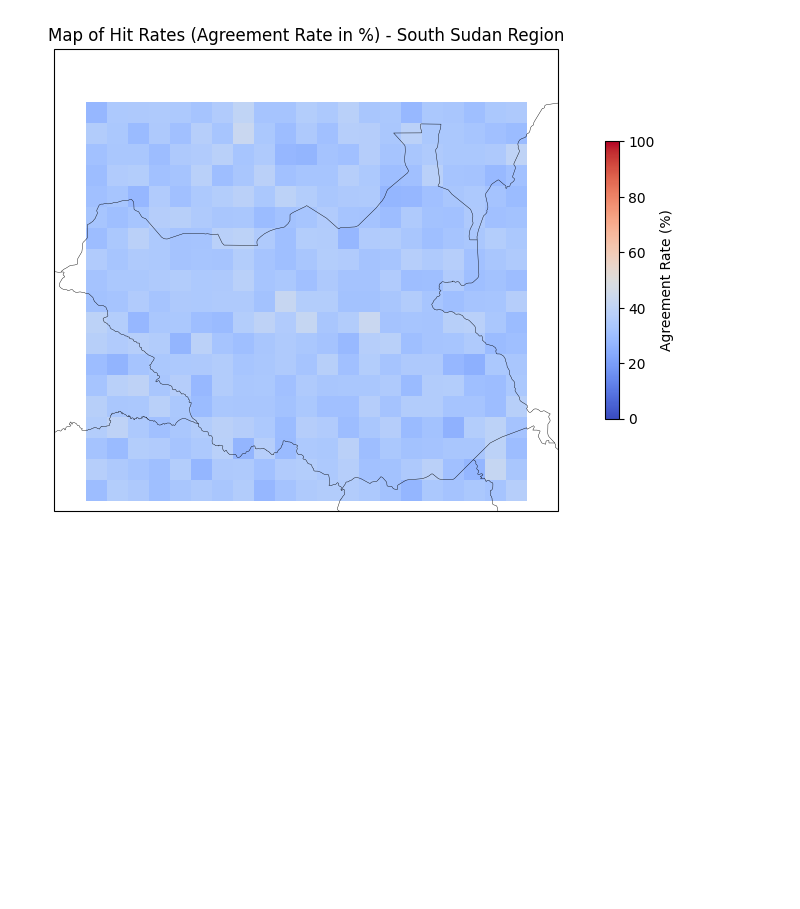
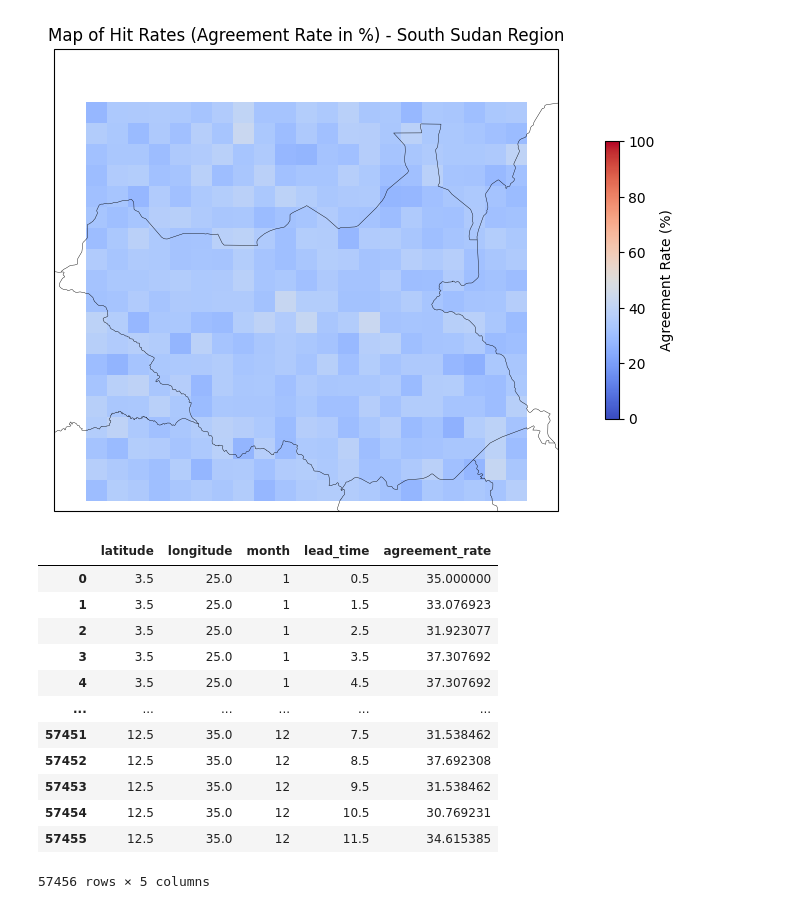
Before and after one commit to yatli24/CHC, a Jupyter notebook: Jupyter notebooks/Tercile_Hit_Rate.ipynb, the cells around one changed output. Cells and saved outputs as stored; diff of their text form; code cells hidden in the pictures; blank space fills up the shorter version.

```diff
--- a/Jupyter notebooks/Tercile_Hit_Rate.ipynb
+++ b/Jupyter notebooks/Tercile_Hit_Rate.ipynb
@@ -408,6 +408,22 @@ ax.set_title('Map of Hit Rates (Agreement Rate in %) - South Sudan Region')
 plt.show()
 # %% [output]
 [figure]
+# %%
+agreement_per_pixel
+# %% [output]
+|  | latitude | longitude | month | lead_time | agreement_rate |
+| 0 | 3.5 | 25.0 | 1 | 0.5 | 35.000000 |
+| 1 | 3.5 | 25.0 | 1 | 1.5 | 33.076923 |
+| 2 | 3.5 | 25.0 | 1 | 2.5 | 31.923077 |
+| 3 | 3.5 | 25.0 | 1 | 3.5 | 37.307692 |
+| 4 | 3.5 | 25.0 | 1 | 4.5 | 37.307692 |
+| ... | ... | ... | ... | ... | ... |
+| 57451 | 12.5 | 35.0 | 12 | 7.5 | 31.538462 |
+| 57452 | 12.5 | 35.0 | 12 | 8.5 | 37.692308 |
+| 57453 | 12.5 | 35.0 | 12 | 9.5 | 31.538462 |
+| 57454 | 12.5 | 35.0 | 12 | 10.5 | 30.769231 |
+| 57455 | 12.5 | 35.0 | 12 | 11.5 | 34.615385 |
+57456 rows × 5 columns
 # %%
 # NEED TO IMPLEMENT ENSEMBLE MEANS
 # CAN CALCULATE MONTHLY OR YEARLY PRECIP MEANS AND THEN TAKE TERCILES DEPENDING ON WHAT'S DESIRED
```
